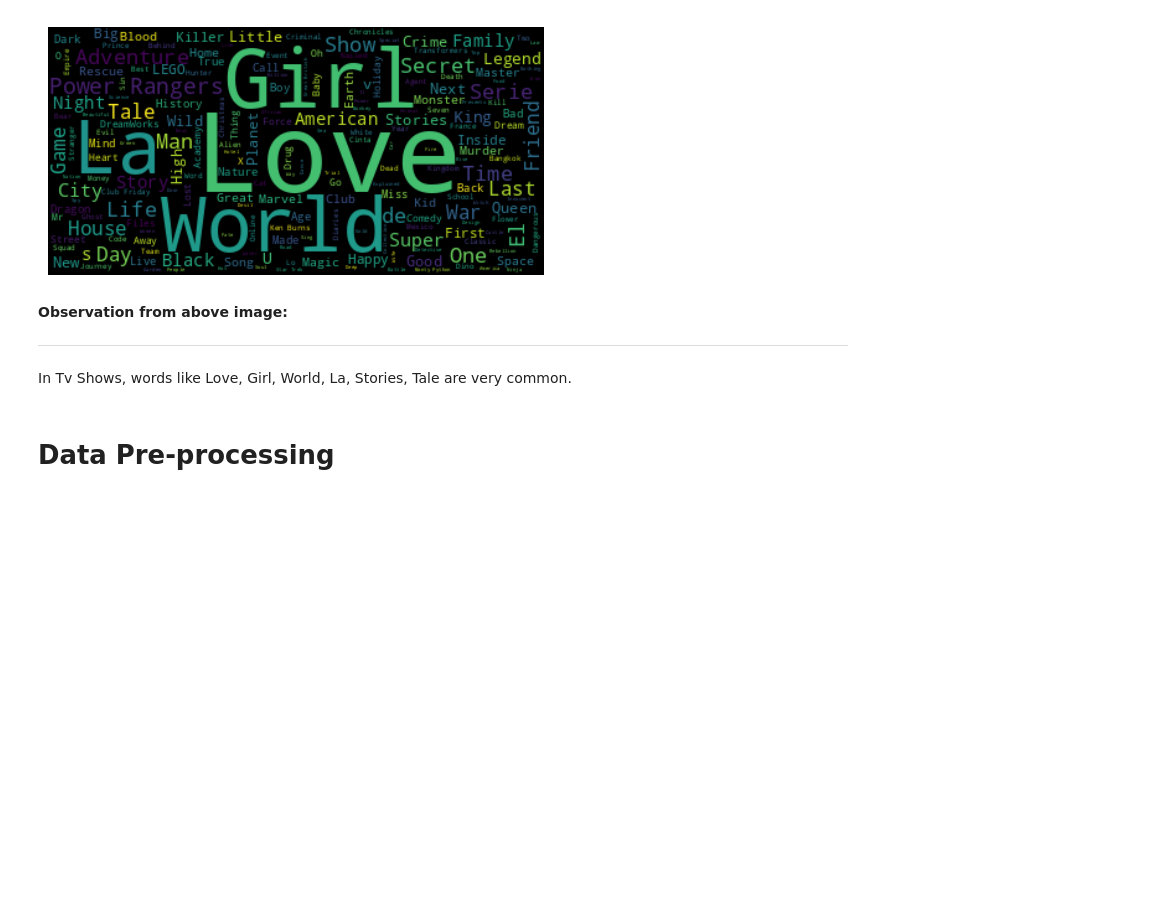
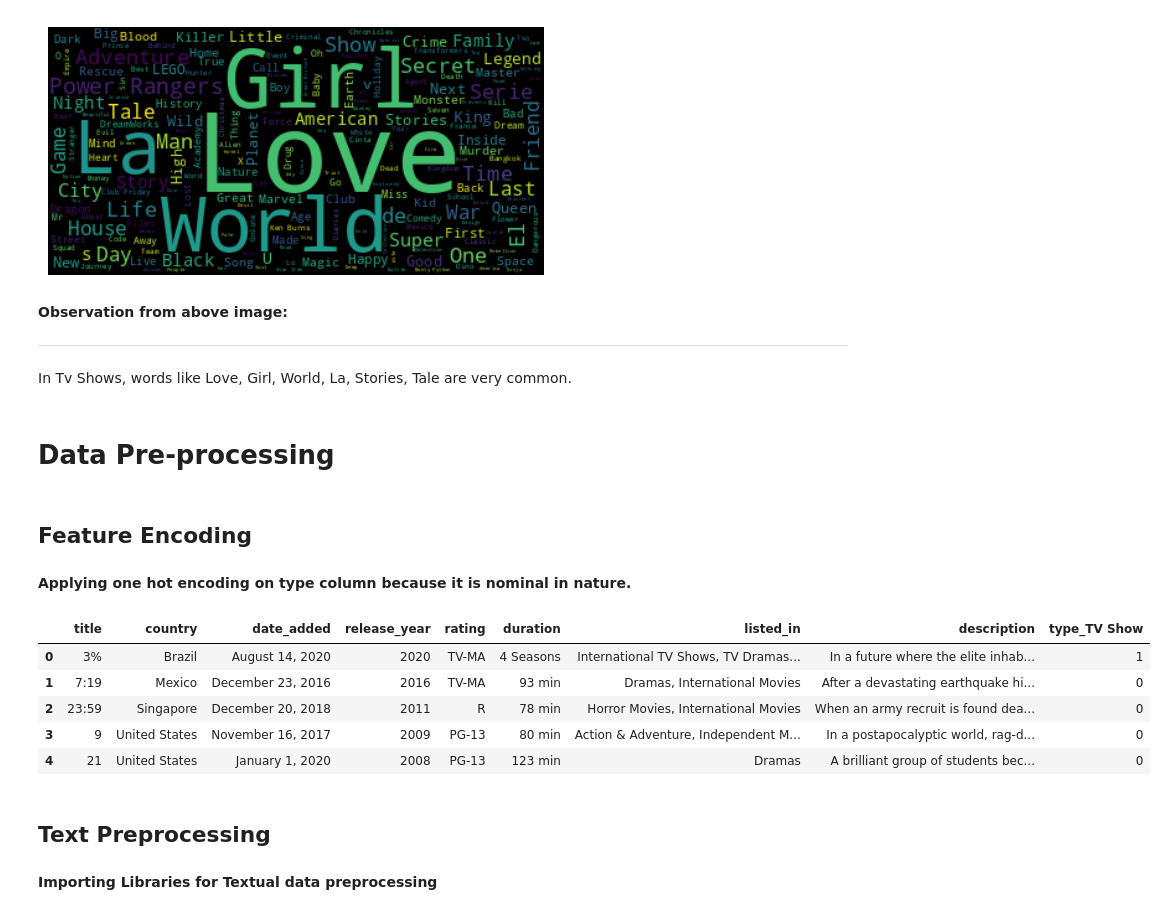
Before and after one commit to anasmalik081/Netflix-Movies-and-TV-Shows-Clustering-Capstone-Project, a Jupyter notebook: Individual_Notebook_Netflix_Movies_and_TV_Shows_Clustering_Capstone_Project.ipynb, the cells around one changed output. Saved outputs shown, nothing was run; the diff lists cells and outputs as text; code cells hidden in the pictures; blank space fills up the shorter version.

```diff
--- a/Individual_Notebook_Netflix_Movies_and_TV_Shows_Clustering_Capstone_Project.ipynb
+++ b/Individual_Notebook_Netflix_Movies_and_TV_Shows_Clustering_Capstone_Project.ipynb
@@ -770,3 +771,33 @@ plt.show()
 In Tv Shows, words like Love, Girl, World, La, Stories, Tale are very common.
 # %% [markdown]
 # Data Pre-processing
+# %%
+# creating a copy of dataset
+data = df.copy()
+# %% [markdown]
+## Feature Encoding
+# %% [markdown]
+**Applying one hot encoding on type column because it is nominal in nature.**
+# %%
+def one_hot_encoding(data, var_name):
+  '''
+  This function do one hot encoding on a specific column
+  '''
+  data = pd.concat([data, pd.get_dummies(data[var_name], prefix=var_name, drop_first=True)], axis=1)
+  data = data.drop(var_name, axis=1)
+  return data
+# %%
+# Applying one hot encoding
+data = one_hot_encoding(data, 'type')
+# %%
+# now data lookslike
+data.head()
+# %% [output]
+|  | title | country | date_added | release_year | rating | duration | listed_in | description | type_TV Show |
+| 0 | 3% | Brazil | August 14, 2020 | 2020 | TV-MA | 4 Seasons | International TV Shows, TV Dramas... | In a future where the elite inhab... | 1 |
+| 1 | 7:19 | Mexico | December 23, 2016 | 2016 | TV-MA | 93 min | Dramas, International Movies | After a devastating earthquake hi... | 0 |
+| 2 | 23:59 | Singapore | December 20, 2018 | 2011 | R | 78 min | Horror Movies, International Movies | When an army recruit is found dea... | 0 |
+| 3 | 9 | United States | November 16, 2017 | 2009 | PG-13 | 80 min | Action & Adventure, Independent M... | In a postapocalyptic world, rag-d... | 0 |
+| 4 | 21 | United States | January 1, 2020 | 2008 | PG-13 | 123 min | Dramas | A brilliant group of students bec... | 0 |
+# %% [markdown]
+## Text Preprocessing
@@ -772,0 +810,2 @@ In Tv Shows, words like Love, Girl, World, La, Stories, Tale are very common.
+# %% [markdown]
+**Importing Libraries for Textual data preprocessing**
```
Also changed, not shown: parts of 33 cells of this notebook.
